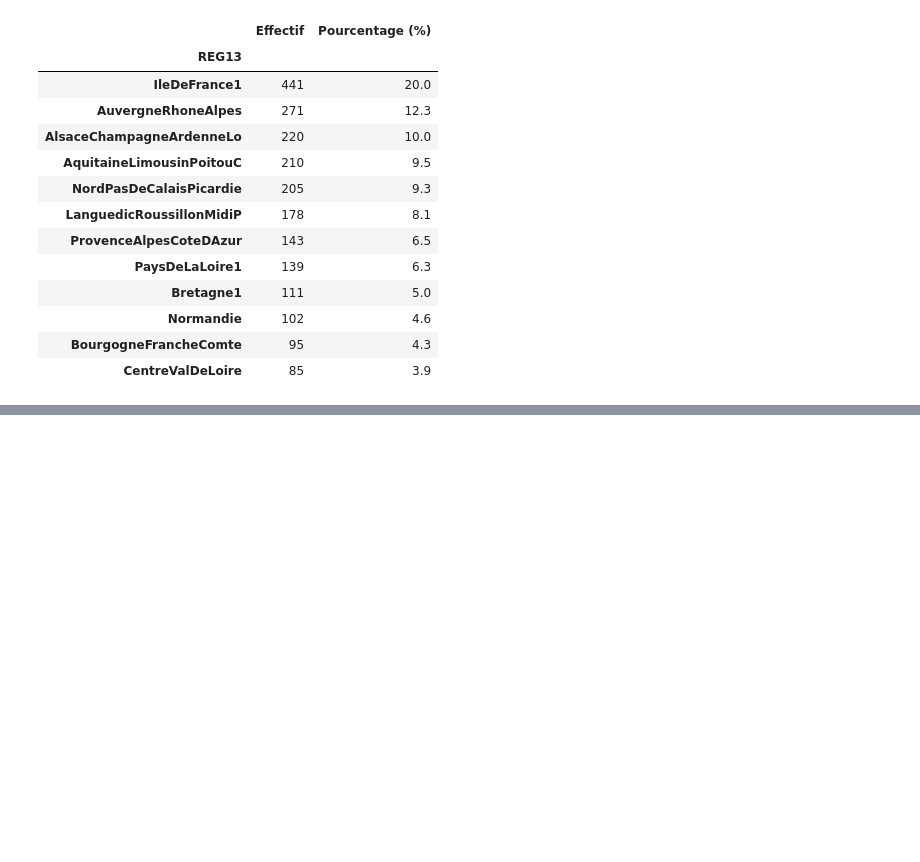
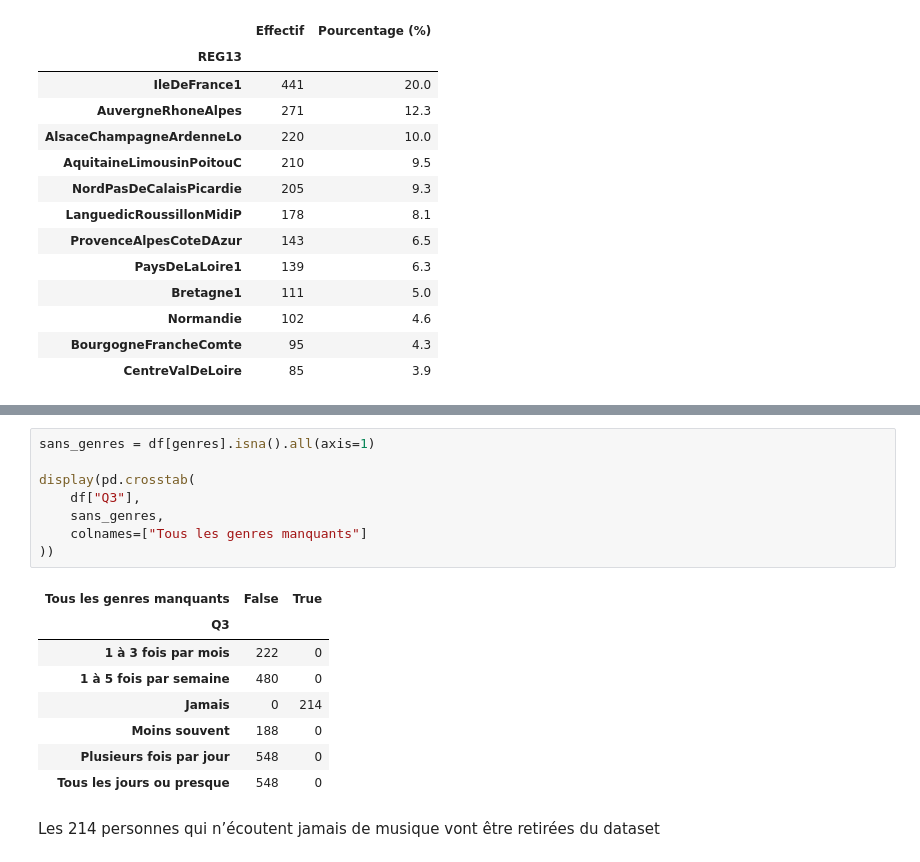
Before and after one commit to felipemarzin-oss/data-science-project, a Jupyter notebook: notebooks/exploration.ipynb, the cells around one changed output, grey strips where cells are left out. Drawn from its saved outputs; the diff is of its cells as text; blank space fills up the shorter version.

```diff
--- a/notebooks/exploration.ipynb
+++ b/notebooks/exploration.ipynb
@@ -433,0 +376,19 @@ display(regions)
+# %%
+sans_genres = df[genres].isna().all(axis=1)
+
+display(pd.crosstab(
+    df["Q3"],
+    sans_genres,
+    colnames=["Tous les genres manquants"]
+))
+# %% [output]
+| Tous les genres manquants | False | True |
+| Q3 |  |  |
+| 1 à 3 fois par mois | 222 | 0 |
+| 1 à 5 fois par semaine | 480 | 0 |
+| Jamais | 0 | 214 |
+| Moins souvent | 188 | 0 |
+| Plusieurs fois par jour | 548 | 0 |
+| Tous les jours ou presque | 548 | 0 |
+# %% [markdown]
+Les 214 personnes qui n’écoutent jamais de musique vont être retirées du dataset
```
Also changed, not shown: parts of 13 cells of this notebook.
